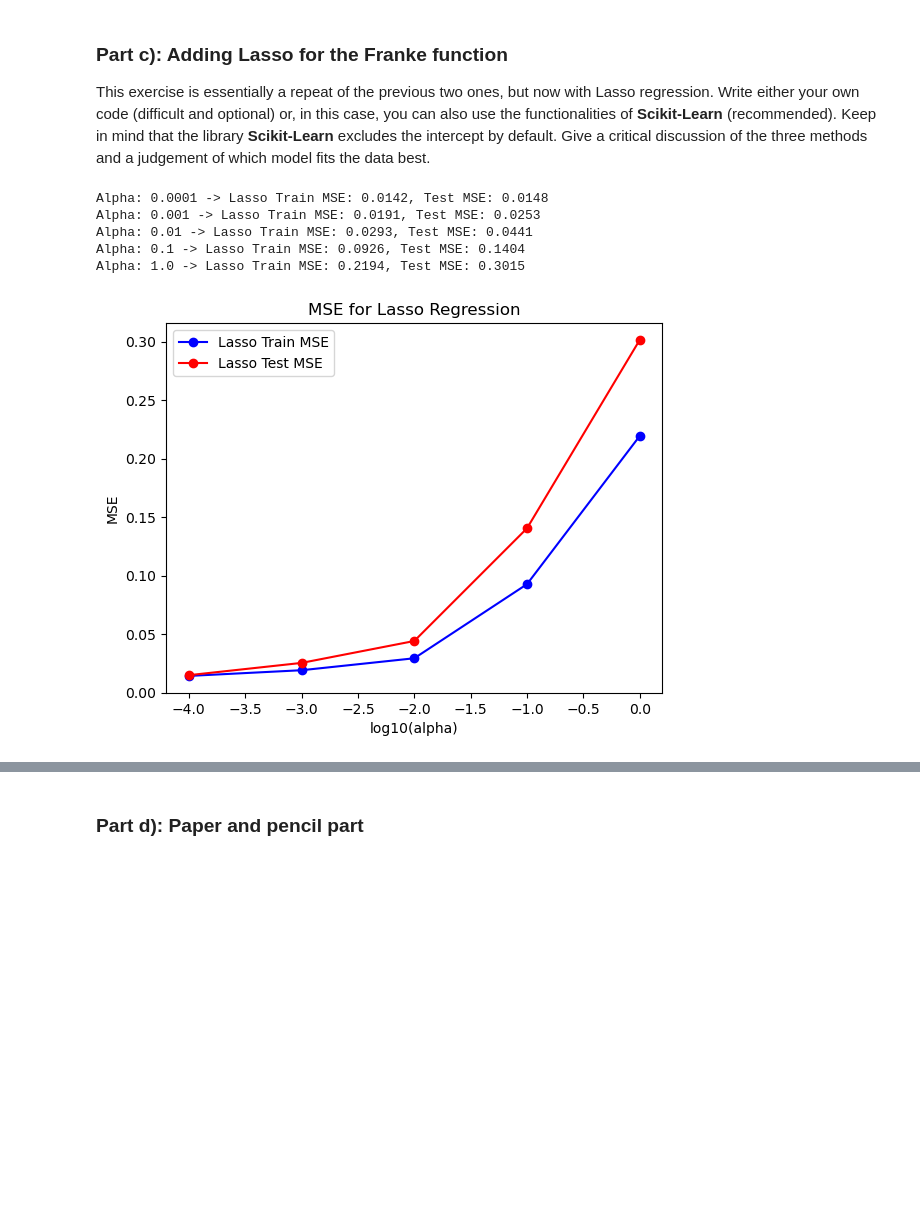
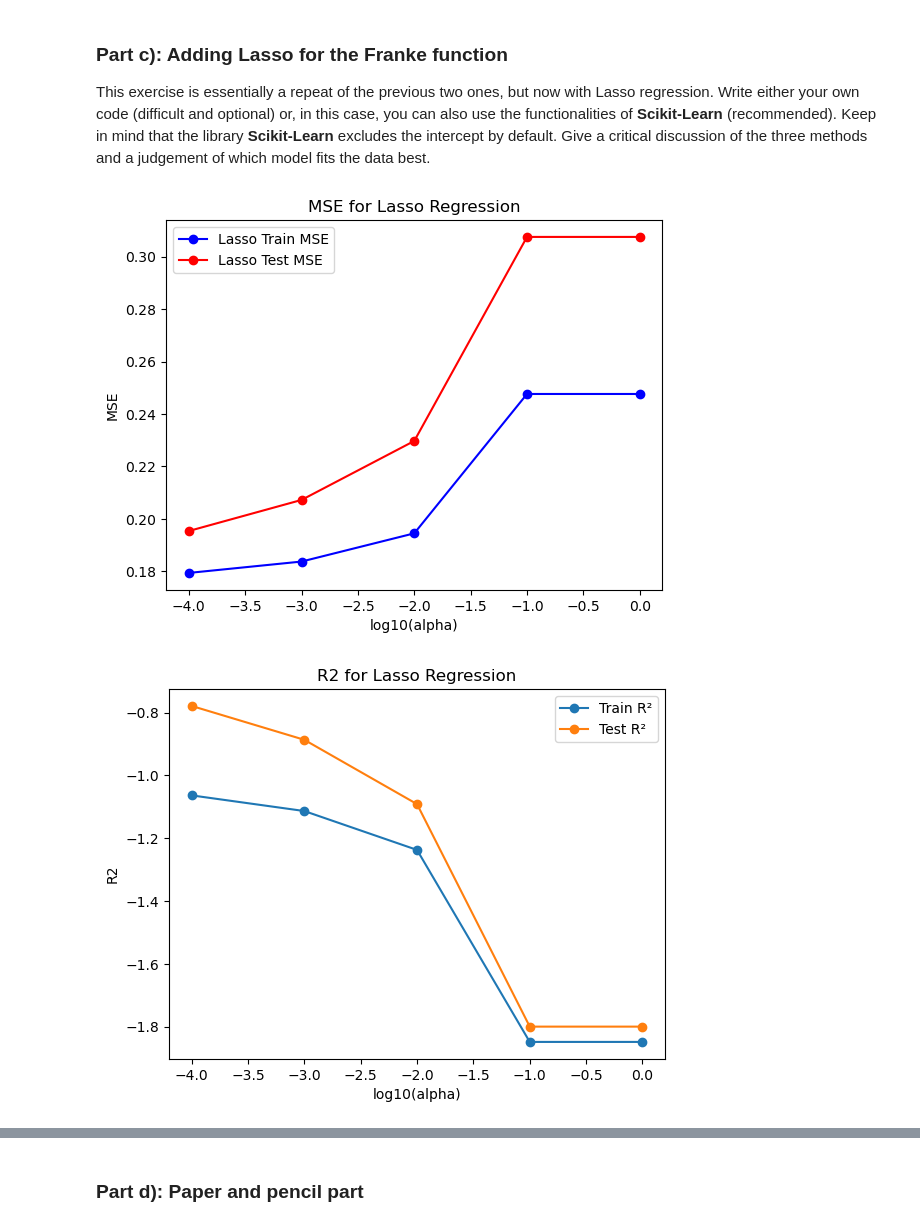
Before and after one commit to rudi191/FYS_STK_project1, a Jupyter notebook: P1 MMD.ipynb, the cells around one changed output, grey strips where cells are left out. Saved outputs shown, nothing was run; the diff lists cells and outputs as text; code cells hidden in the pictures; blank space fills up the shorter version.

```diff
--- a/P1 MMD.ipynb
+++ b/P1 MMD.ipynb
@@ -314,8 +367,12 @@ dependence on $\lambda$.
 # Week 36
 from sklearn.linear_model import Ridge
 
-mse_train_ridge, mse_test_ridge = [], []
+mse_train_ridge, mse_test_ridge, r2_train_ridge, r2_test_ridge = [], [], [], []
 lambdas = [0.0001, 0.001, 0.01, 0.1, 1.0]
+
+scaler = StandardScaler(with_mean=True, with_std=False)
+XY_train = scaler.fit_transform(XY_train)
+XY_test = scaler.transform(XY_test)
 
 for i in lambdas:
     ridge_model = Ridge(alpha=i, fit_intercept=False)
@@ -326,9 +383,8 @@ for i in lambdas:
 
     mse_train_ridge.append(mean_squared_error(z_train, z_train_pred_ridge))
     mse_test_ridge.append(mean_squared_error(z_test, z_test_pred_ridge))
-
-for i, lmbda in enumerate(lambdas):
-    print(f"Lambda: {lmbda} -> Ridge Train MSE: {mse_train_ridge[i]:.4f}, Test MSE: {mse_test_ridge[i]:.4f}")
+    r2_train_ridge.append(r2_score(z_train, z_train_pred_ridge))
+    r2_test_ridge.append(r2_score(z_test, z_test_pred_ridge))
 
 # Plotting MSE vs. Lambda
 plt.plot(np.log10(lambdas), mse_train_ridge, 'b-o', label='Ridge Train MSE')
@@ -338,4 +394,13 @@ plt.ylabel('MSE')
 plt.title('MSE for Ridge Regression')
 plt.legend()
 plt.show()
+
+# Plotting R2
+plt.plot(np.log10(lambdas), r2_train_ridge, 'o-', label='Train R²')
+plt.plot(np.log10(lambdas), r2_test_ridge, 'o-', label='Test R²')
+plt.xlabel('log10(lambda)')
+plt.ylabel('R2')
+plt.title('R2 for Ridge Regression')
+plt.legend()
+plt.show()
 # %% [output]
@@ -362,36 +429,40 @@ model fits the data best.
 # %%
 from sklearn.linear_model import Lasso
 
-mse_train_lasso, mse_test_lasso  = [], []
+mse_train_lasso, mse_test_lasso, r2_train_lasso, r2_test_lasso  = [], [], [], []
 alphas = [0.0001, 0.001, 0.01, 0.1, 1.0]
 
 for alpha in alphas:
     lasso_model = Lasso(alpha=alpha, fit_intercept=False, max_iter=10000)
     lasso_model.fit(XY_train, z_train)
 
     z_train_pred_lasso = lasso_model.predict(XY_train)
     z_test_pred_lasso = lasso_model.predict(XY_test)
 
     mse_train_lasso.append(mean_squared_error(z_train, z_train_pred_lasso))
     mse_test_lasso.append(mean_squared_error(z_test, z_test_pred_lasso))
-
-for i, alpha in enumerate(alphas):
-    print(f"Alpha: {alpha} -> Lasso Train MSE: {mse_train_lasso[i]:.4f}, Test MSE: {mse_test_lasso[i]:.4f}")
+    r2_train_lasso.append(r2_score(z_train, z_train_pred_lasso))
+    r2_test_lasso.append(r2_score(z_test, z_test_pred_lasso))
 
 # Plotting MSE vs. Alpha
 plt.plot(np.log10(alphas), mse_train_lasso, 'b-o', label='Lasso Train MSE')
 plt.plot(np.log10(alphas), mse_test_lasso, 'r-o', label='Lasso Test MSE')
 plt.xlabel('log10(alpha)')
 plt.ylabel('MSE')
 plt.title('MSE for Lasso Regression')
 plt.legend()
 plt.show()
+
+# Plotting R2
+plt.plot(np.log10(alphas), r2_train_lasso, 'o-', label='Train R²')
+plt.plot(np.log10(alphas), r2_test_lasso, 'o-', label='Test R²')
+plt.xlabel('log10(alpha)')
+plt.ylabel('R2')
+plt.title('R2 for Lasso Regression')
+plt.legend()
+plt.show()
 # %% [output]
-Alpha: 0.0001 -> Lasso Train MSE: 0.0142, Test MSE: 0.0148
-Alpha: 0.001 -> Lasso Train MSE: 0.0191, Test MSE: 0.0253
-Alpha: 0.01 -> Lasso Train MSE: 0.0293, Test MSE: 0.0441
-Alpha: 0.1 -> Lasso Train MSE: 0.0926, Test MSE: 0.1404
-Alpha: 1.0 -> Lasso Train MSE: 0.2194, Test MSE: 0.3015
-[figure, old version]
+[figure, new version]
+[figure, added]
 # %% [markdown]
 ### Discussion
```
Also changed, not shown: parts of 10 cells of this notebook.
